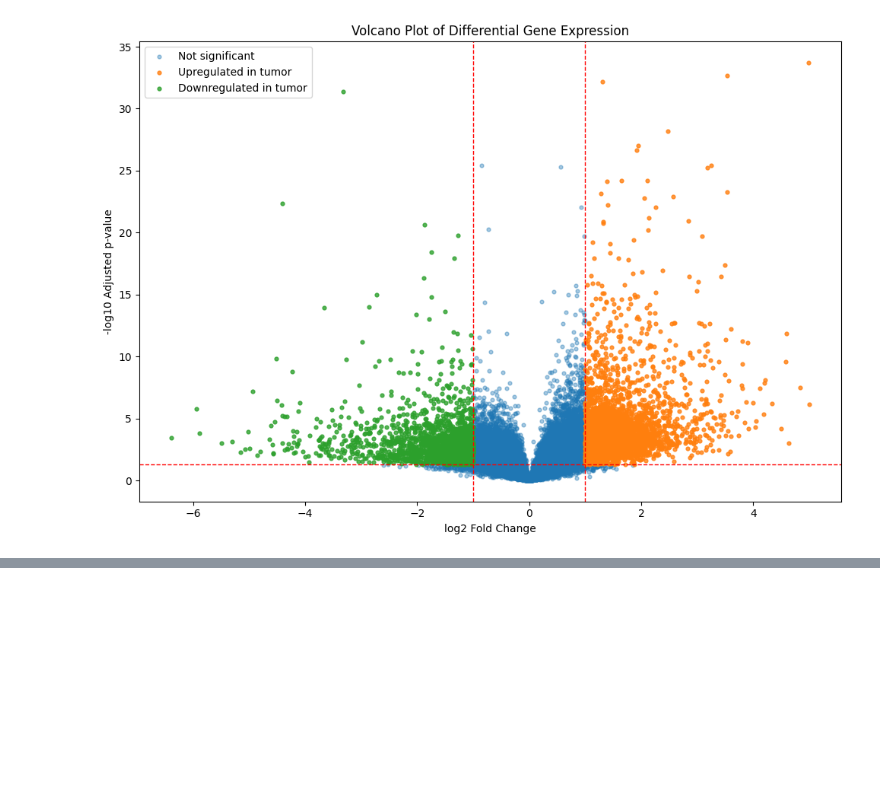
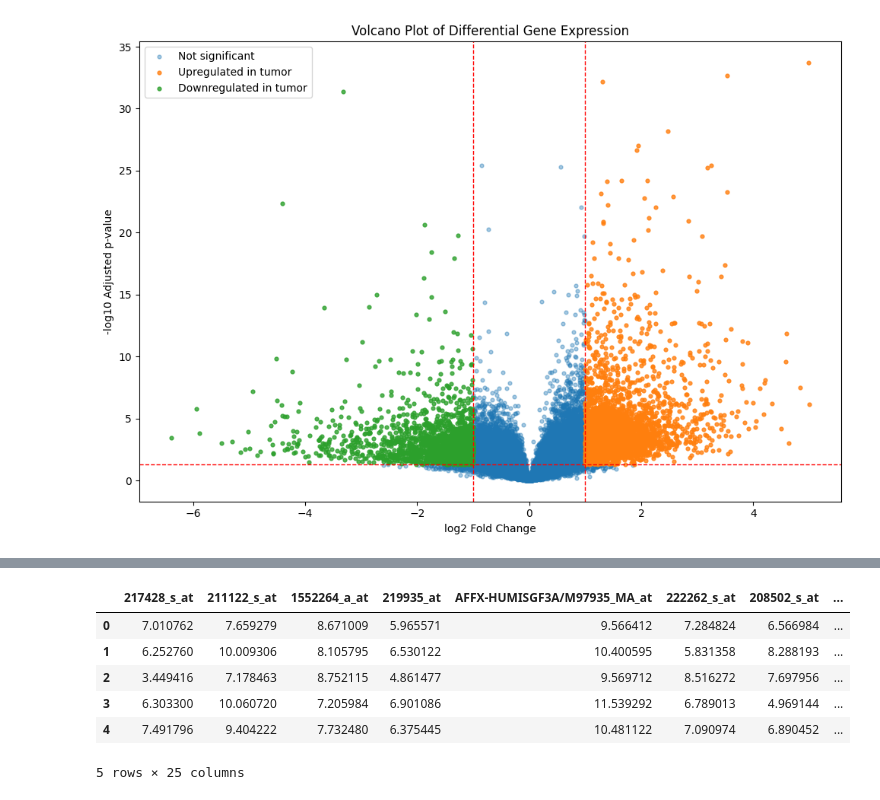
Before and after one commit to JeremieGuy/project-transcriptomics-analysis, a Jupyter notebook: notebooks/04_visualization_volcano_heatmap.ipynb, the cells around one changed output, grey strips where cells are left out. Drawn from its saved outputs; the diff is of its cells as text; code cells hidden in the pictures; blank space fills up the shorter version.

```diff
--- a/notebooks/04_visualization_volcano_heatmap.ipynb
+++ b/notebooks/04_visualization_volcano_heatmap.ipynb
@@ -99,0 +128,14 @@ plt.show()
+# %%
+# Select the top genes with the smallest adjusted p-values for the heatmap
+
+top_heatmap_genes = results.sort_values("adj_p_value").head(25).index.tolist()
+X_top = X[top_heatmap_genes].copy()
+X_top.head()
+# %% [output]
+|  | 217428_s_at | 211122_s_at | 1552264_a_at | 219935_at | AFFX-HUMISGF3A/M97935_MA_at | 222262_s_at | 208502_s_at | ... |
+| 0 | 7.010762 | 7.659279 | 8.671009 | 5.965571 | 9.566412 | 7.284824 | 6.566984 | ... |
+| 1 | 6.252760 | 10.009306 | 8.105795 | 6.530122 | 10.400595 | 5.831358 | 8.288193 | ... |
+| 2 | 3.449416 | 7.178463 | 8.752115 | 4.861477 | 9.569712 | 8.516272 | 7.697956 | ... |
+| 3 | 6.303300 | 10.060720 | 7.205984 | 6.901086 | 11.539292 | 6.789013 | 4.969144 | ... |
+| 4 | 7.491796 | 9.404222 | 7.732480 | 6.375445 | 10.481122 | 7.090974 | 6.890452 | ... |
+5 rows × 25 columns
```
Also changed, not shown: parts of 18 cells of this notebook, 9 other files.
